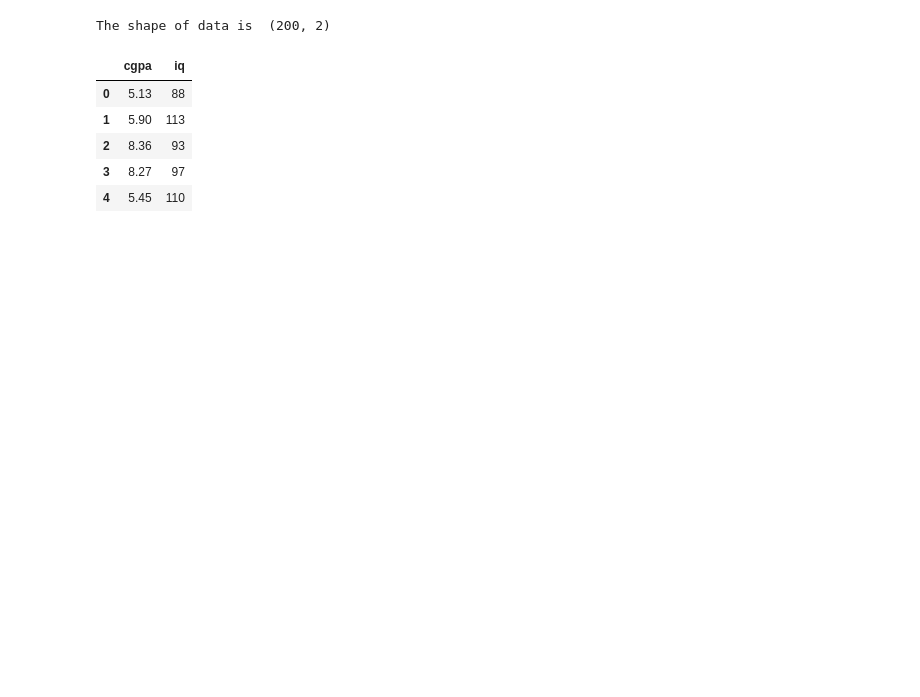
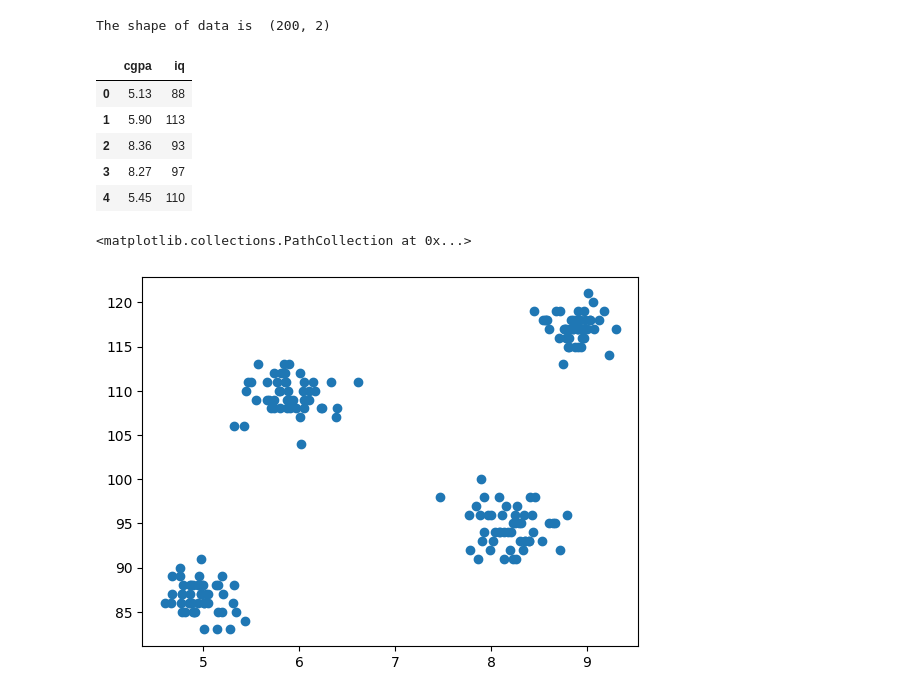
Before and after one commit to fahim-506/machine-learning-from-scratch, a Jupyter notebook: k-means_cluster/kmeans-clustering-demo.ipynb, the cells around one changed output. Saved outputs shown, nothing was run; the diff lists cells and outputs as text; code cells hidden in the pictures; blank space fills up the shorter version.

```diff
--- a/k-means_cluster/kmeans-clustering-demo.ipynb
+++ b/k-means_cluster/kmeans-clustering-demo.ipynb
@@ -13,3 +13,9 @@ The shape of data is  (200, 2)
 | 2 | 8.36 | 93 |
 | 3 | 8.27 | 97 |
 | 4 | 5.45 | 110 |
+# %%
+import matplotlib.pyplot as plt
+plt.scatter(df['cgpa'],df['iq'])
+# %% [output]
+<matplotlib.collections.PathCollection at 0x...>
+[figure, added]
```
Also changed, not shown: parts of 17 cells of this notebook.
